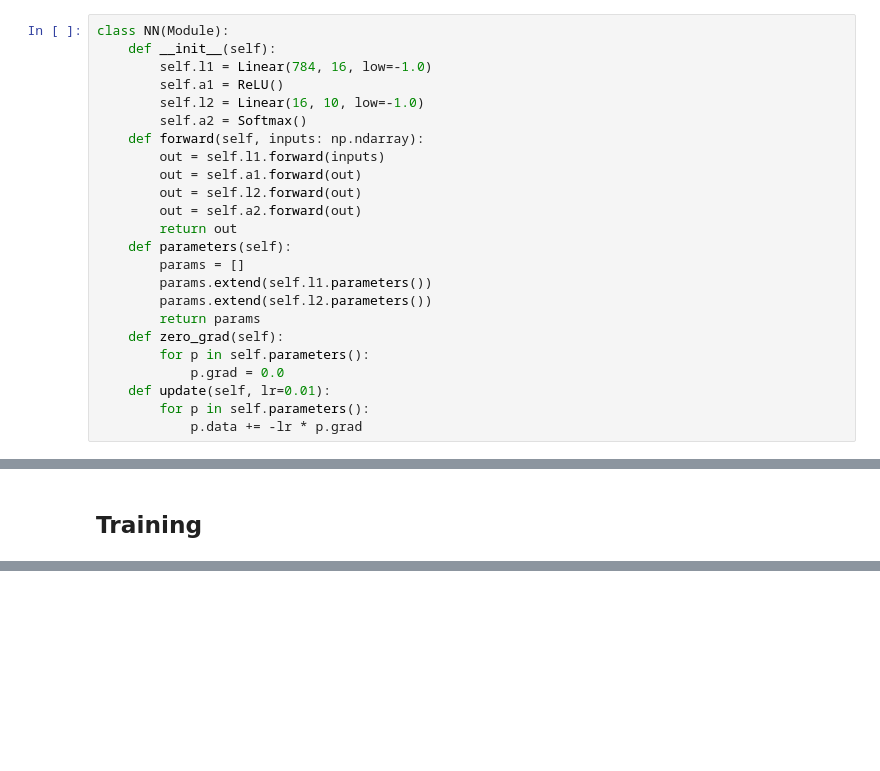
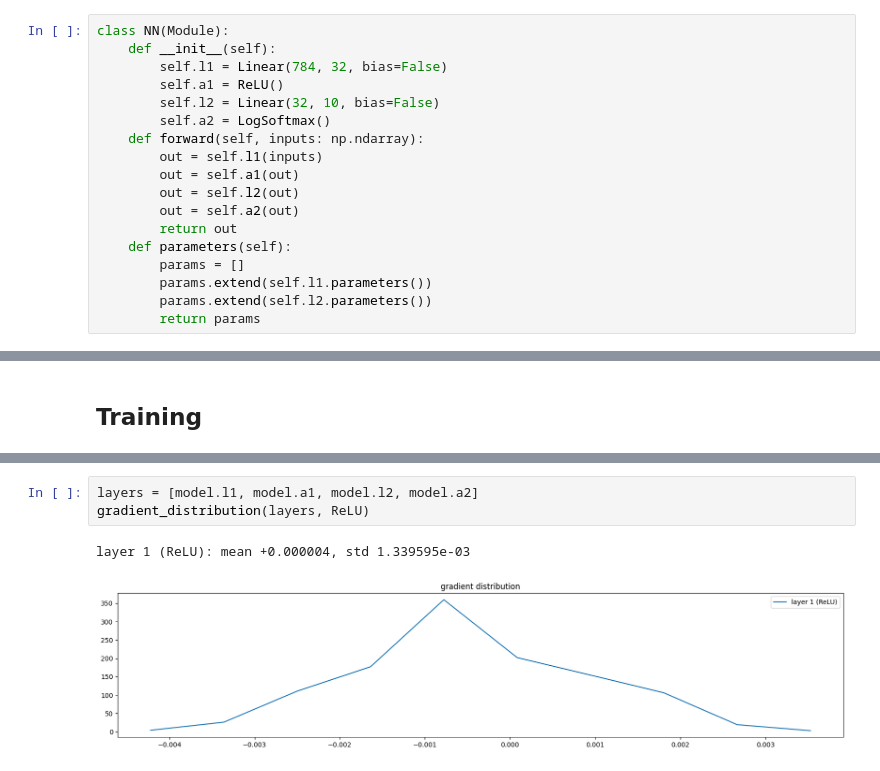
Before and after one commit to pierresquarra/centigrad, a Jupyter notebook: mnist.ipynb, the cells around one changed output, grey strips where cells are left out. Drawn from its saved outputs; the diff is of its cells as text; blank space fills up the shorter version.

```diff
--- a/mnist.ipynb
+++ b/mnist.ipynb
@@ -20,26 +21,20 @@ y_test = np.array(np.eye(10)[test_y], dtype=np.float32)
 # %%
 class NN(Module):
     def __init__(self):
-        self.l1 = Linear(784, 16, low=-1.0)
+        self.l1 = Linear(784, 32, bias=False)
         self.a1 = ReLU()
-        self.l2 = Linear(16, 10, low=-1.0)
-        self.a2 = Softmax()
+        self.l2 = Linear(32, 10, bias=False)
+        self.a2 = LogSoftmax()
     def forward(self, inputs: np.ndarray):
-        out = self.l1.forward(inputs)
-        out = self.a1.forward(out)
-        out = self.l2.forward(out)
-        out = self.a2.forward(out)
+        out = self.l1(inputs)
+        out = self.a1(out)
+        out = self.l2(out)
+        out = self.a2(out)
         return out
     def parameters(self):
         params = []
         params.extend(self.l1.parameters())
         params.extend(self.l2.parameters())
         return params
-    def zero_grad(self):
-        for p in self.parameters():
-            p.grad = 0.0
-    def update(self, lr=0.01):
-        for p in self.parameters():
-            p.data += -lr * p.grad
 # %%
 model = NN()
@@ -139,0 +80,6 @@ plt.plot(losses)
+# %%
+layers = [model.l1, model.a1, model.l2, model.a2]
+gradient_distribution(layers, ReLU)
+# %% [output]
+layer 1 (ReLU): mean +0.000004, std 1.339595e-03
+[figure, added]
```
Also changed, not shown: parts of 17 cells of this notebook.
